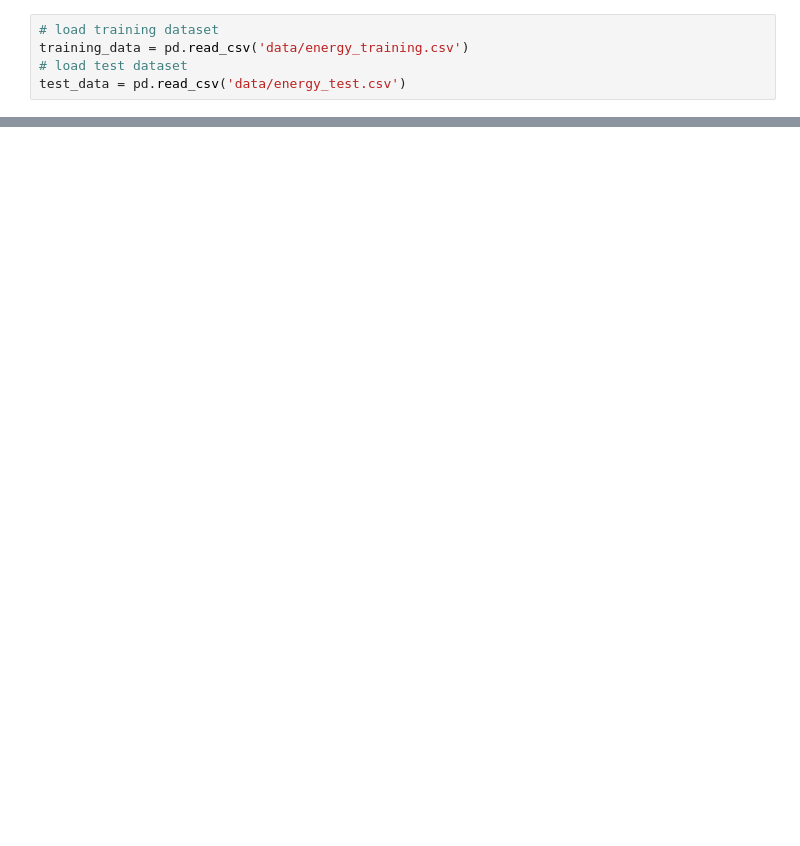
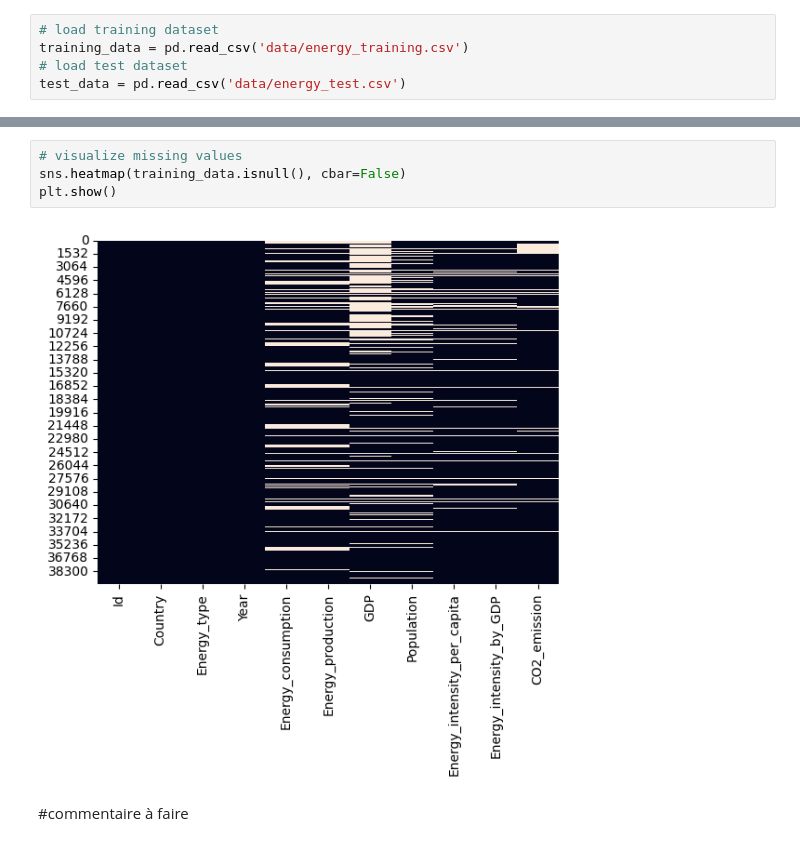
Before and after one commit to Ewnn/K-MeansClustering, a Jupyter notebook: main.ipynb, the cells around one changed output, grey strips where cells are left out. Saved outputs shown, nothing was run; the diff lists cells and outputs as text; blank space fills up the shorter version.

```diff
--- a/main.ipynb
+++ b/main.ipynb
@@ -67 +84,9 @@ CO2_emission                    3541
 dtype: int64
+# %%
+# visualize missing values
+sns.heatmap(training_data.isnull(), cbar=False)
+plt.show()
+# %% [output]
+[figure, added]
+# %% [markdown]
+#commentaire à faire
```
Also changed, not shown: parts of 17 cells of this notebook, 1 other file.
